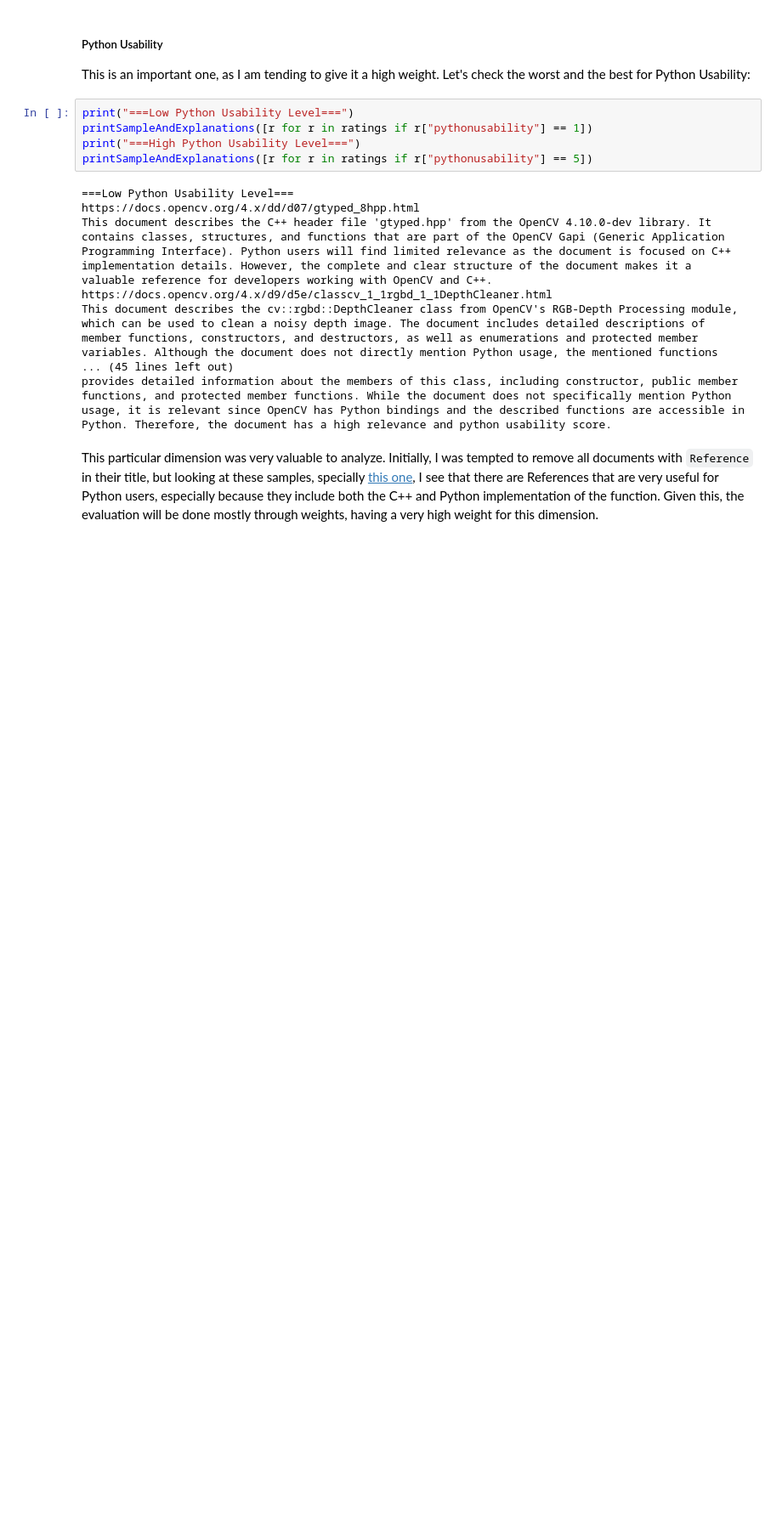
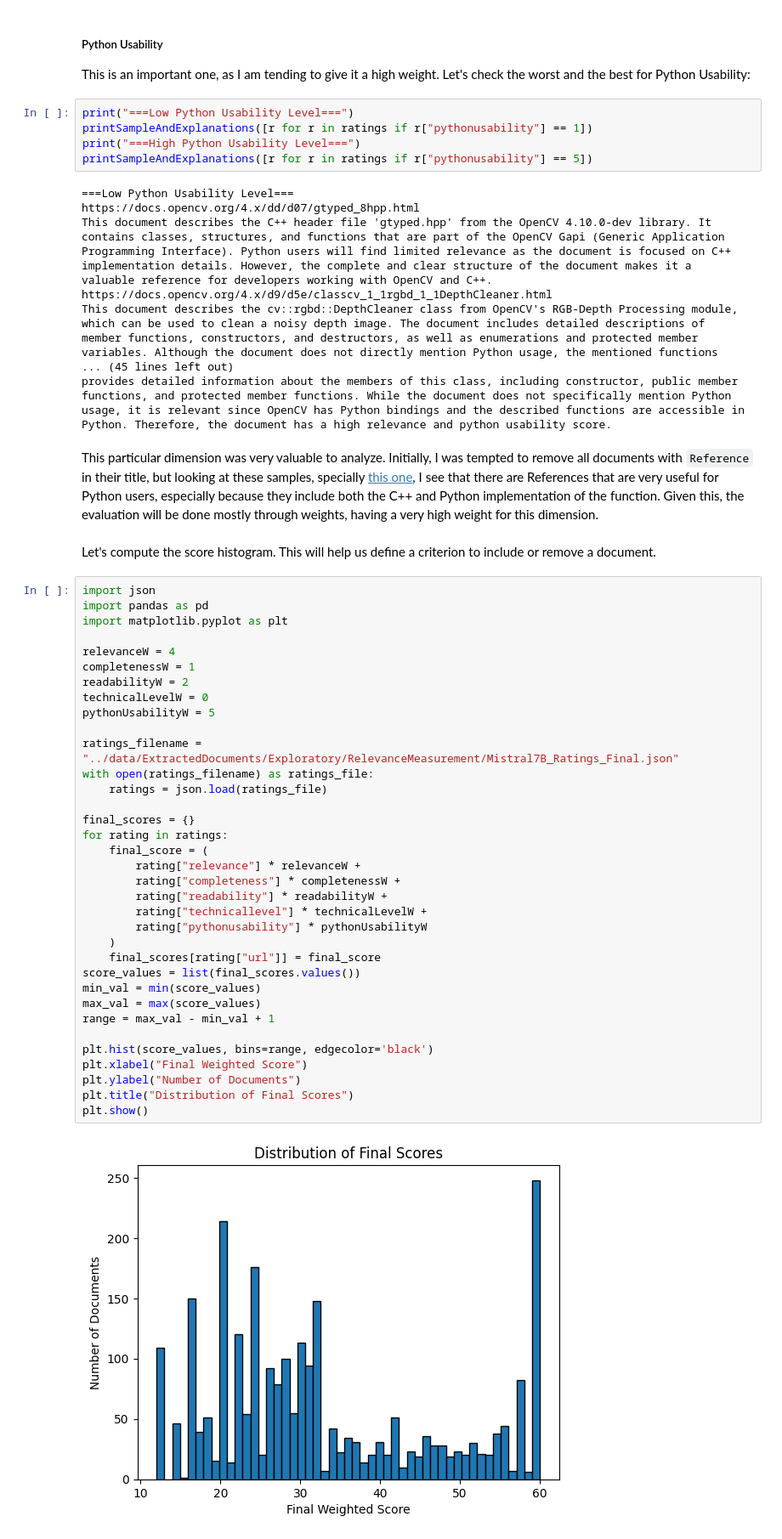
Before and after one commit to SergioPulidoC/OpenCVPythonRAG, a Jupyter notebook: notebooks/DocumentExtraction.ipynb, the cells around one changed output. Shown at 85% size. Drawn from its saved outputs; the diff is of its cells as text; blank space fills up the shorter version.

```diff
--- a/notebooks/DocumentExtraction.ipynb
+++ b/notebooks/DocumentExtraction.ipynb
@@ -1093,3 +1090,42 @@ usage, it is relevant since OpenCV has Python bindings and the described functio
 Python. Therefore, the document has a high relevance and python usability score.
 # %% [markdown]
 This particular dimension was very valuable to analyze. Initially, I was tempted to remove all documents with `Reference` in their title, but looking at these samples, specially [this one](https://docs.opencv.org/4.x/dd/d65/classcv_1_1ximgproc_1_1EdgeBoxes.html), I see that there are References that are very useful for Python users, especially because they include both the C++ and Python implementation of the function. Given this, the evaluation will be done mostly through weights, having a very high weight for this dimension.
+# %% [markdown]
+Let's compute the score histogram. This will help us define a criterion to include or remove a document.
+# %%
+import json
+import pandas as pd
+import matplotlib.pyplot as plt
+
+relevanceW = 4
+completenessW = 1
+readabilityW = 2
+technicalLevelW = 0
+pythonUsabilityW = 5
+
+ratings_filename = "../data/ExtractedDocuments/Exploratory/RelevanceMeasurement/Mistral7B_Ratings_Final.json"
+with open(ratings_filename) as ratings_file:
+    ratings = json.load(ratings_file)
+
+final_scores = {}
+for rating in ratings:
+    final_score = (
+        rating["relevance"] * relevanceW +
+        rating["completeness"] * completenessW +
+        rating["readability"] * readabilityW +
+        rating["technicallevel"] * technicalLevelW +
+        rating["pythonusability"] * pythonUsabilityW
+    )
+    final_scores[rating["url"]] = final_score
+score_values = list(final_scores.values())
+min_val = min(score_values)
+max_val = max(score_values)
+range = max_val - min_val + 1
+
+plt.hist(score_values, bins=range, edgecolor='black')
+plt.xlabel("Final Weighted Score")
+plt.ylabel("Number of Documents")
+plt.title("Distribution of Final Scores")
+plt.show()
+# %% [output]
+[figure, added]
```
Also changed, not shown: parts of 8 cells of this notebook, 1 other file.
